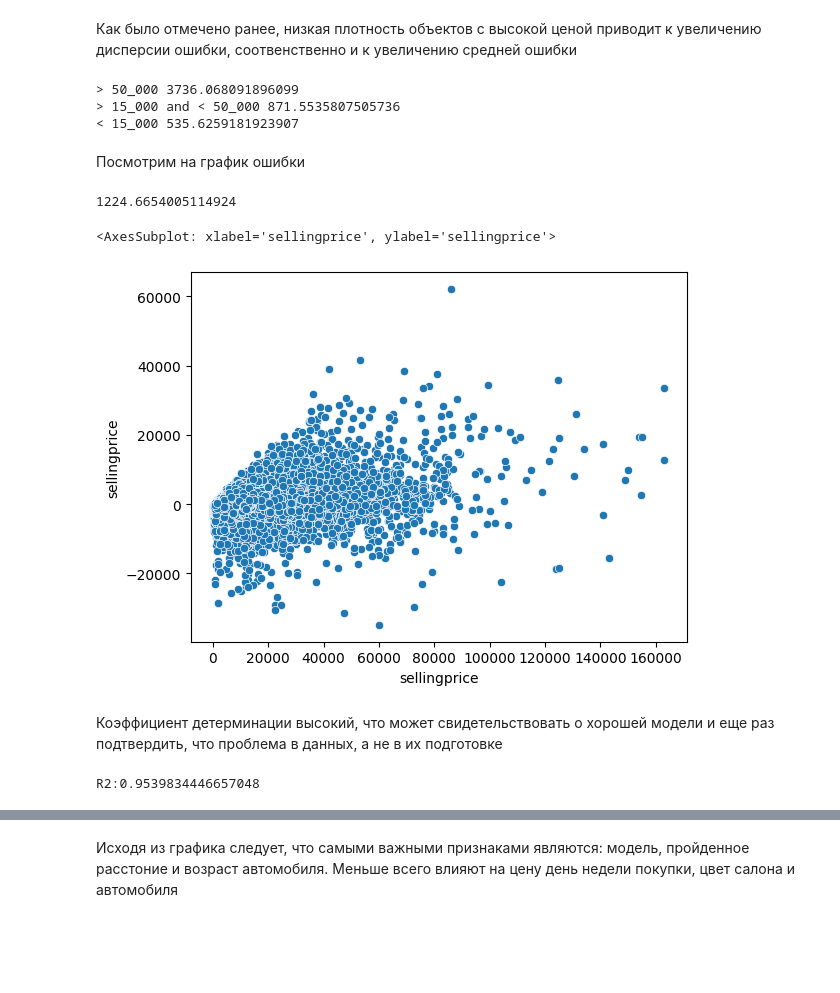
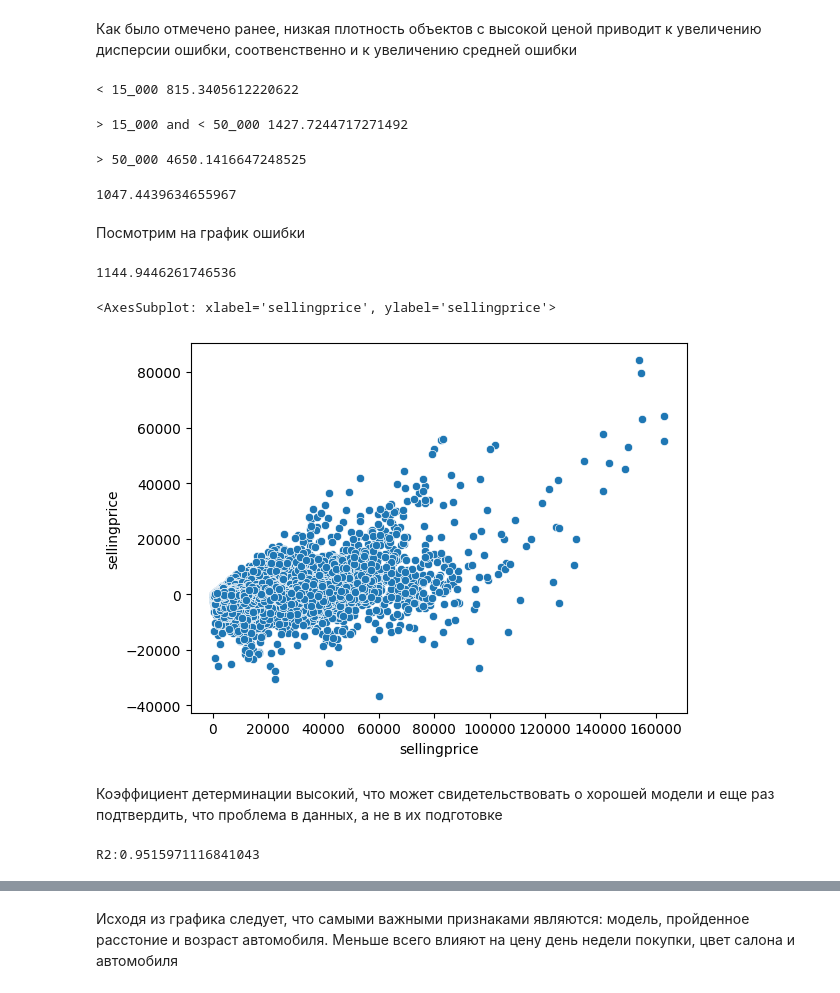
Before and after one commit to Skoolz/car_price_prediction, a Jupyter notebook: main.ipynb, the cells around one changed output, grey strips where cells are left out. Drawn from its saved outputs; the diff is of its cells as text; code cells hidden in the pictures; blank space fills up the shorter version.

```diff
--- a/main.ipynb
+++ b/main.ipynb
@@ -645,0 +669,2 @@ done
+# %%
+models = prepare_models([15_000,50_000])
@@ -645,0 +675,2 @@ done
+# %%
+df_train = apply_models(df_train,models)
@@ -645,0 +679,28 @@ done
+# %%
+df_valid = apply_models(df_valid,models)
+# %%
+features_list_final = list(df_train.columns)
+target_name = 'sellingprice'
+features_list_final.remove('year')
+features_list_final.remove('sale_year')
+features_list_final.remove('transmission')
+features_list_final.remove('hour')
+features_list_final.remove('intense')
+features_list_final.remove('sellingprice')
+
+
+
+
+final_model = CatBoostRegressor(random_state=12345,n_estimators=500,thread_count=-1,verbose=10,cat_features=cat_features,learning_rate=0.14,loss_function='MAE')
+
+pipe_model = Pipeline(
+    steps=[
+        #('label',ct),
+        ('mymodel',final_model)
+    ]
+)
+df_train_current = df_train
+features = df_train_current[features_list_final]
+target = df_train_current[target_name]
+pipe_model.fit(features,target)
+print('done')
@@ -668,39 +747,59 @@ MAPE:0.09428819202529443
 # %% [markdown]
 Как было отмечено ранее, низкая плотность объектов с высокой ценой приводит к увеличению дисперсии ошибки, соотвенственно и к увеличению средней ошибки
+# %%
+pipe_model = models[0]
+features = df_valid[features_list]
+target = df_valid[target_name]
+mask = target<15_000
+print("< 15_000",mean_absolute_error(target[mask], pipe_model.predict(features[mask])))
+err_1 = target[mask]-pipe_model.predict(features[mask])
+# %% [output]
+< 15_000 815.3405612220622
 # %%
-mask = target>50_000
-print("> 50_000",mean_absolute_error(target[mask], pipe_model.predict(features[mask])))
+pipe_model = models[1]
+features = df_valid[features_list]
+target = df_valid[target_name]
 mask = (target>15_000) & (target < 50_000)
 print("> 15_000 and < 50_000",mean_absolute_error(target[mask], pipe_model.predict(features[mask])))
-mask = target<15_000
-print("< 15_000",mean_absolute_error(target[mask], pipe_model.predict(features[mask])))
+err_2 = target[mask]-pipe_model.predict(features[mask])
 # %% [output]
-> 50_000 3736.068091896099
-> 15_000 and < 50_000 871.5535807505736
-< 15_000 535.6259181923907
+> 15_000 and < 50_000 1427.7244717271492
+# %%
+pipe_model = models[2]
+features = df_valid[features_list]
+target = df_valid[target_name]
+mask = (target>50_000)
+print("> 50_000",mean_absolute_error(target[mask], pipe_model.predict(features[mask])))
+err_3 = target[mask]-pipe_model.predict(features[mask])
+# %% [output]
+> 50_000 4650.1416647248525
+# %%
+print((sum(abs(err_1))+sum(abs(err_2))+sum(abs(err_3)))/len(df_valid))
+# %% [output]
+1047.4439634655967
 # %% [markdown]
 Посмотрим на график ошибки
 # %%
 df_valid = df_valid.reset_index(drop=True)
-features = df_valid[features_list]
+features = df_valid[features_list_final]
 target = df_valid[target_name]
-predictions = pipe_model.predict(features)
+predictions = final_model.predict(features)
 
 y_true = target
 y_pred = predictions
 
 err = y_true - y_pred
 print(sum(abs(err))/len(err))
 sns.scatterplot(x=y_true,y=err)
 # %% [output]
-1224.6654005114924
+1144.9446261746536
 <AxesSubplot: xlabel='sellingprice', ylabel='sellingprice'>
-[figure, old version]
+[figure, new version]
 # %% [markdown]
 Коэффициент детерминации высокий, что может свидетельствовать о хорошей модели и еще раз подтвердить, что проблема в данных, а не в их подготовке
 # %%
-features = df_valid[features_list]
+features = df_valid[features_list_final]
 target = df_valid[target_name]
-print(f'R2:{r2_score(target,pipe_model.predict(features))}')
+print(f'R2:{r2_score(target,final_model.predict(features))}')
 # %% [output]
-R2:0.9539834446657048
+R2:0.9515971116841043
```
Also changed, not shown: parts of 33 cells of this notebook, 8 other files.
